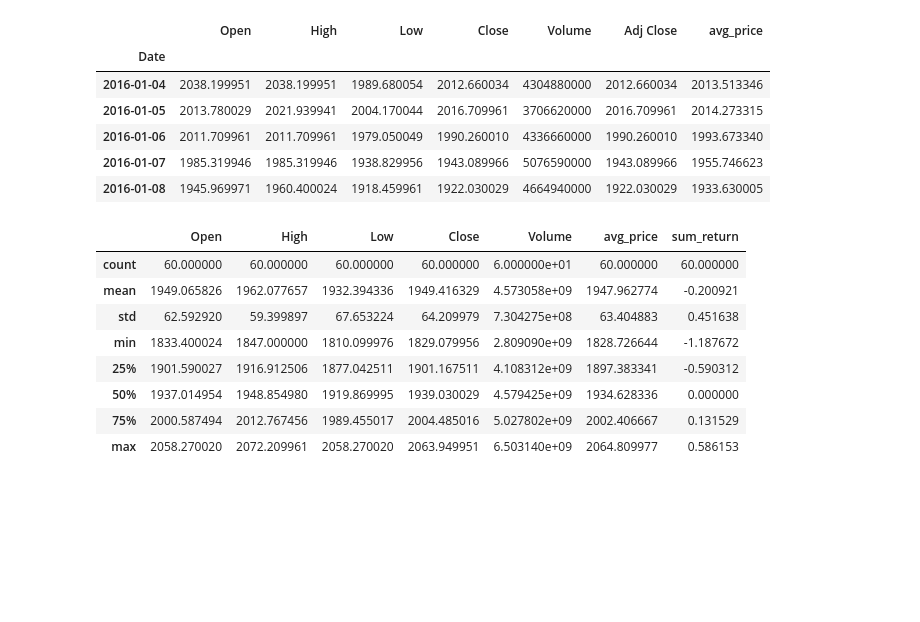
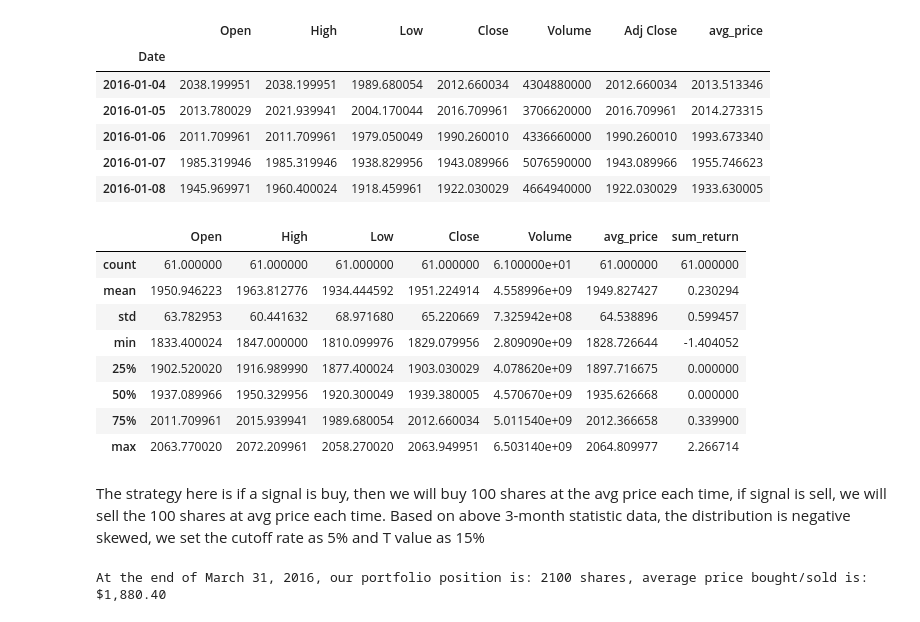
Before and after one commit to maxwelllee54/FinancialProgramClass, a Jupyter notebook: Project/Project3/Project3.ipynb, the cells around one changed output. Drawn from its saved outputs; the diff is of its cells as text; code cells hidden in the pictures; blank space fills up the shorter version.

```diff
--- a/Project/Project3/Project3.ipynb
+++ b/Project/Project3/Project3.ipynb
@@ -23,41 +23,45 @@ import pandas as pd
 
 it_stock = pd.read_csv('/Users/Maxwell/PycharmProjects/Github/FinancialProgramClass/companylist_it.csv').loc[:, 'Symbol']
 bank_stock = pd.read_csv('/Users/Maxwell/PycharmProjects/Github/FinancialProgramClass/companylist_bank.csv').loc[:, 'Symbol']
-df = pd.DataFrame()
+
+stock = {}
+
 for ticker in it_stock:
 
     df_temp = data.DataReader(ticker, 'yahoo', start, end)
     df_temp.loc[:, 'Ticker'] = str(ticker)
     df_temp.loc[:, 'Industry'] = 'IT'
-    df = pd.concat([df, df_temp])
+    df_temp.loc[:, 'avg_price'] = (df_temp.loc[:, 'High'] + df_temp.loc[:, 'Low'] + df_temp.loc[:, 'Close'])/3
+    stock[ticker] = df_temp
 
 for ticker in bank_stock:
 
     df_temp = data.DataReader(ticker, 'yahoo', start, end)
     df_temp.loc[:, 'Ticker'] = str(ticker)
     df_temp.loc[:, 'Industry'] = 'Bank'
-    df = pd.concat([df, df_temp])
-
-df.loc[:, 'avg_price'] = (df.loc[:, 'High'] + df.loc[:, 'Low'] + df.loc[:, 'Close'])/3
+    df_temp.loc[:, 'avg_price'] = (df_temp.loc[:, 'High'] + df_temp.loc[:, 'Low'] + df_temp.loc[:, 'Close'])/3
+    stock[ticker] = df_temp
 # %%
-def arithmetic_return_action(df, k = 30, p = 0.05, t = 0.15):
+def arithmetic_return_action(data, k = 30, p = 0.05, t = 0.15):
     '''
-    This function will calculate arithmetic return of k days and based on the sum return to determince actions
+    This function will calculate arithmetic return of k days and based on the sum return to determine actions
 
     :param df: stock data
     :param k: number of days
     :param p: cutoff rate
+    :param t: sum of the return rate to  a action: buy, hold, or sell
     :return: stock data labeled with actions
     '''
 
     import numpy as np
+    df = data.copy()
     df.loc[:, 'temp_return'] = 0
     df.loc[:, 'sum_return']  = 0
 
 
     for i in range(1, k + 1):
 
-        df.loc[:, 'temp_return'] = (df.loc[:, 'avg_price'].shift(i) - df.loc[:, 'Close']) / df.loc[:, 'Close']
+        df.loc[:, 'temp_return'] = (df.loc[:, 'avg_price'].shift(-i) - df.loc[:, 'Close']) / df.loc[:, 'Close']
         df.loc[np.fabs(df.temp_return) > p, 'sum_return'] += df.loc[(np.fabs(df.temp_return) > p), 'temp_return']
 
 
@@ -67,18 +71,30 @@ def arithmetic_return_action(df, k = 30, p = 0.05, t = 0.15):
 
     return df.loc[:, ['Open', 'High', 'Low', 'Close', 'Volume', 'avg_price', 'sum_return', 'action']]
 # %%
-sp500_action = arithmetic_return_action(sp500)
+sp_3m = sp500.loc[:'2016-3-31']
 
-sp_3m = sp500_action.loc[:'2016-3-30']
+sp_3m_action = arithmetic_return_action(sp_3m)
 
-sp_3m.describe()
+sp_3m_action.describe()
 # %% [output]
 |  | Open | High | Low | Close | Volume | avg_price | sum_return |
-| count | 60.000000 | 60.000000 | 60.000000 | 60.000000 | 6.000000e+01 | 60.000000 | 60.000000 |
-| mean | 1949.065826 | 1962.077657 | 1932.394336 | 1949.416329 | 4.573058e+09 | 1947.962774 | -0.200921 |
-| std | 62.592920 | 59.399897 | 67.653224 | 64.209979 | 7.304275e+08 | 63.404883 | 0.451638 |
-| min | 1833.400024 | 1847.000000 | 1810.099976 | 1829.079956 | 2.809090e+09 | 1828.726644 | -1.187672 |
-| 25% | 1901.590027 | 1916.912506 | 1877.042511 | 1901.167511 | 4.108312e+09 | 1897.383341 | -0.590312 |
-| 50% | 1937.014954 | 1948.854980 | 1919.869995 | 1939.030029 | 4.579425e+09 | 1934.628336 | 0.000000 |
-| 75% | 2000.587494 | 2012.767456 | 1989.455017 | 2004.485016 | 5.027802e+09 | 2002.406667 | 0.131529 |
-| max | 2058.270020 | 2072.209961 | 2058.270020 | 2063.949951 | 6.503140e+09 | 2064.809977 | 0.586153 |
+| count | 61.000000 | 61.000000 | 61.000000 | 61.000000 | 6.100000e+01 | 61.000000 | 61.000000 |
+| mean | 1950.946223 | 1963.812776 | 1934.444592 | 1951.224914 | 4.558996e+09 | 1949.827427 | 0.230294 |
+| std | 63.782953 | 60.441632 | 68.971680 | 65.220669 | 7.325942e+08 | 64.538896 | 0.599457 |
+| min | 1833.400024 | 1847.000000 | 1810.099976 | 1829.079956 | 2.809090e+09 | 1828.726644 | -1.404052 |
+| 25% | 1902.520020 | 1916.989990 | 1877.400024 | 1903.030029 | 4.078620e+09 | 1897.716675 | 0.000000 |
+| 50% | 1937.089966 | 1950.329956 | 1920.300049 | 1939.380005 | 4.570670e+09 | 1935.626668 | 0.000000 |
+| 75% | 2011.709961 | 2015.939941 | 1989.680054 | 2012.660034 | 5.011540e+09 | 2012.366658 | 0.339900 |
+| max | 2063.770020 | 2072.209961 | 2058.270020 | 2063.949951 | 6.503140e+09 | 2064.809977 | 2.266714 |
+# %% [markdown]
+The strategy here is if a signal is buy, then we will buy 100 shares at the avg price each time, if signal is sell, we will sell the 100 shares at avg price each time. Based on above 3-month statistic data, the distribution is negative skewed, we set the cutoff rate as 5% and T value as 15%
+# %%
+money_out = sp_3m_action.loc[sp_3m_action.action == 'buy', 'avg_price'].sum() * 100
+money_in = sp_3m_action.loc[sp_3m_action.action == 'sell', 'avg_price'].sum() * 100
+position = sp_3m_action.loc[sp_3m_action.action == 'buy', 'action'].count() - sp_3m_action.loc[sp_3m_action.action == 'sell', 'action'].count()
+
+avg_cost = (money_out-money_in)/position/100
+
+print('At the end of March 31, 2016, our portfolio position is: {:d} shares, average price bought/sold is: ${:,.2f}'.format(position*100, avg_cost))
+# %% [output]
+At the end of March 31, 2016, our portfolio position is: 2100 shares, average price bought/sold is: $1,880.40
```
Also changed, not shown: parts of 7 cells of this notebook.
